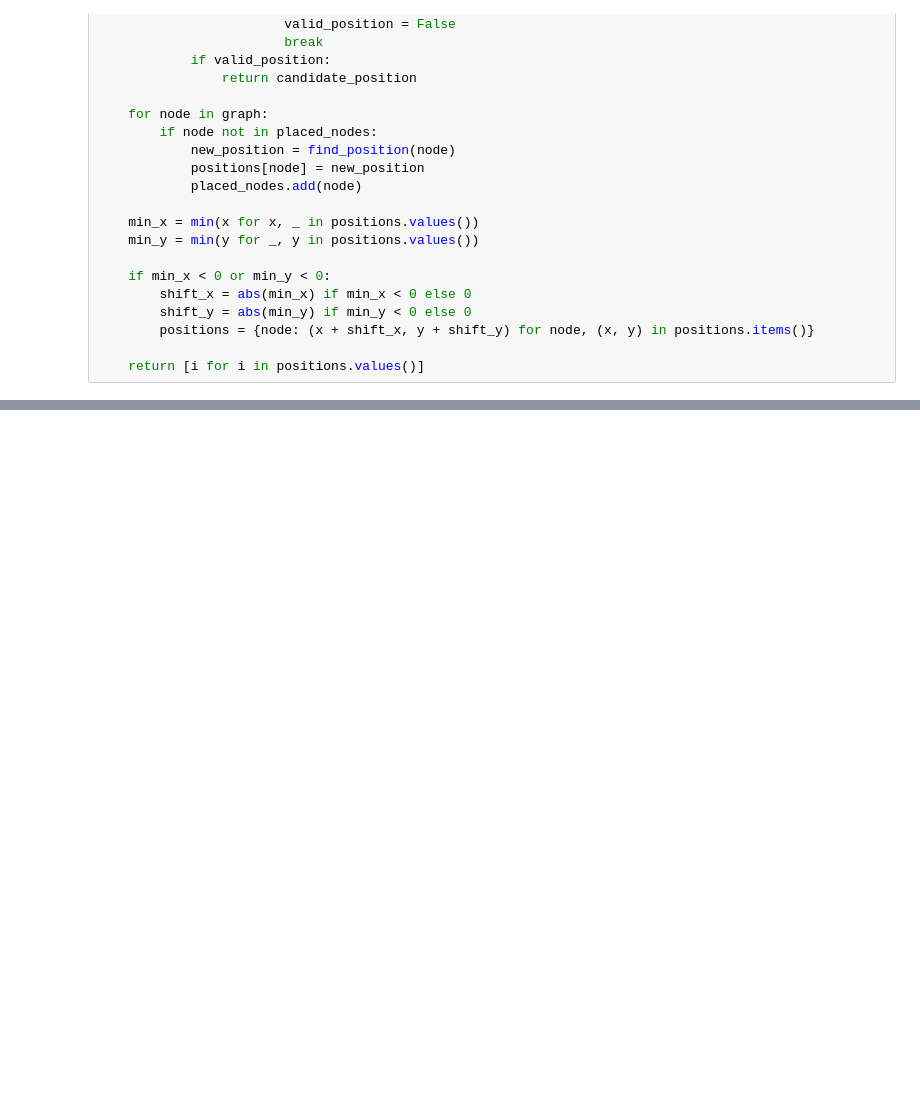
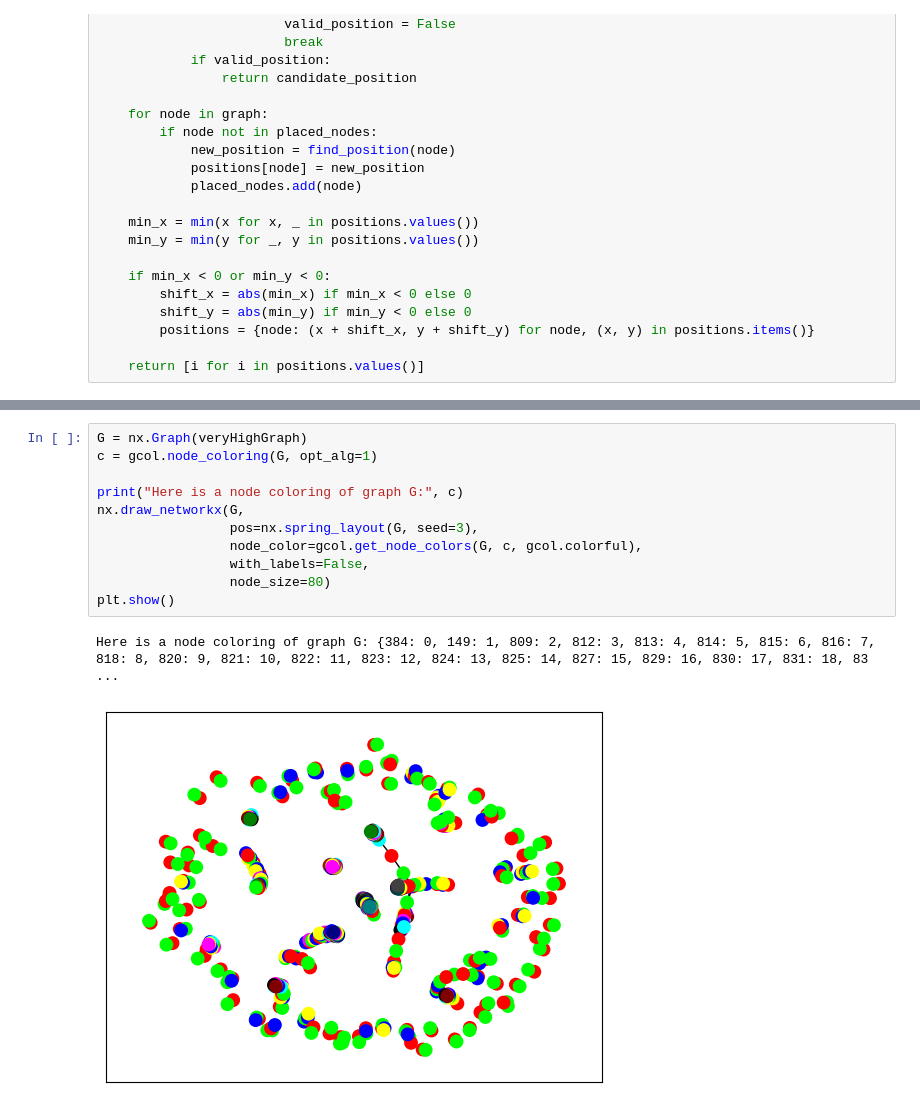
Before and after one commit to adam-godel/yquantum-2025-travelers-capgemini, a Jupyter notebook: generate_graph.ipynb, the cells around one changed output, grey strips where cells are left out. Cells and saved outputs as stored; diff of their text form; blank space fills up the shorter version.

```diff
--- a/generate_graph.ipynb
+++ b/generate_graph.ipynb
@@ -70,0 +215,14 @@ with open("graph.pickle", "wb") as file:
+# %%
+G = nx.Graph(veryHighGraph)
+c = gcol.node_coloring(G, opt_alg=1)
+
+print("Here is a node coloring of graph G:", c)
+nx.draw_networkx(G,
+                 pos=nx.spring_layout(G, seed=3),
+                 node_color=gcol.get_node_colors(G, c, gcol.colorful),
+                 with_labels=False,
+                 node_size=80)
+plt.show()
+# %% [output]
+Here is a node coloring of graph G: {384: 0, 149: 1, 809: 2, 812: 3, 813: 4, 814: 5, 815: 6, 816: 7, 818: 8, 820: 9, 821: 10, 822: 11, 823: 12, 824: 13, 825: 14, 827: 15, 829: 16, 830: 17, 831: 18, 83 ...
+[figure, added]
```
Also changed, not shown: parts of 8 cells of this notebook, 2 other files.
